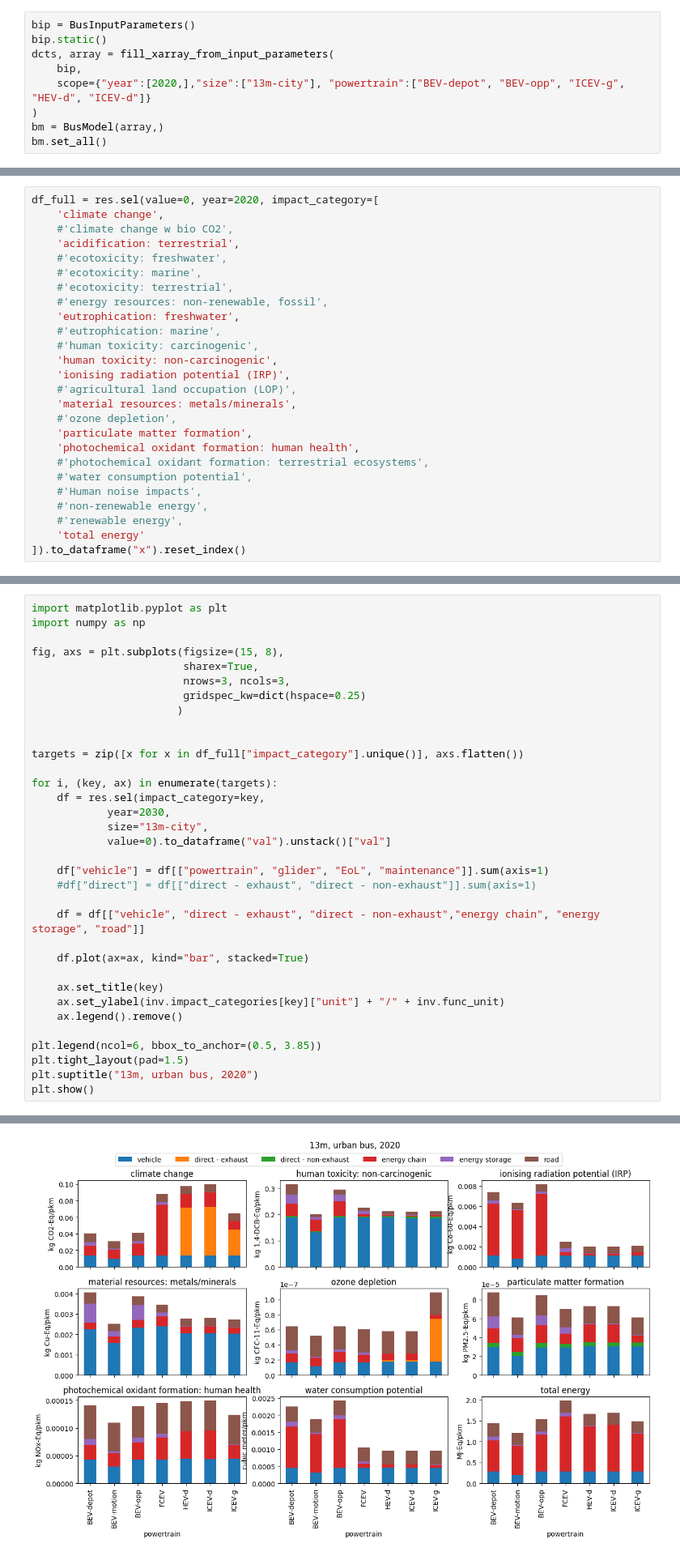
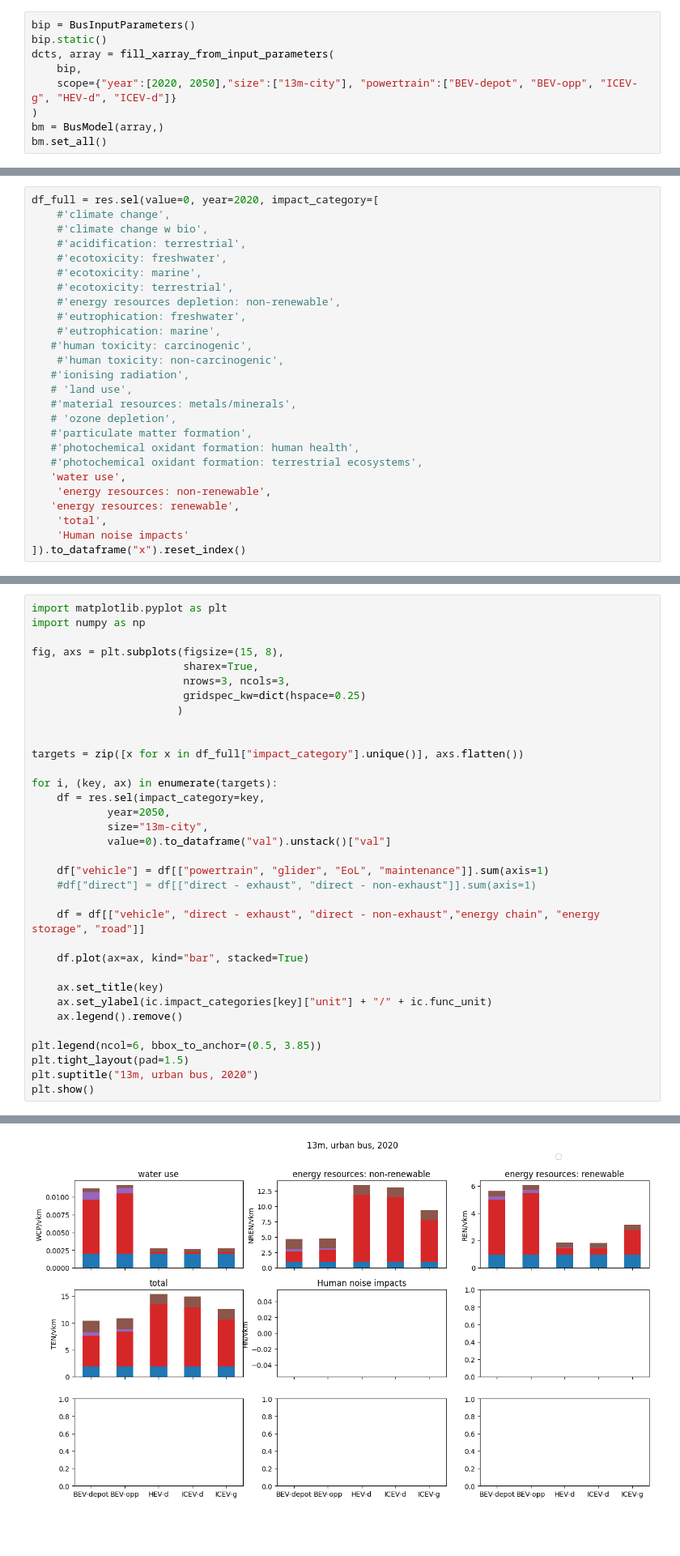
Before and after one commit to romainsacchi/carculator_bus, a Jupyter notebook: dev/test.ipynb, the cells around one changed output, grey strips where cells are left out. Shown at 81% size. Cells and saved outputs as stored; diff of their text form; blank space fills up the shorter version.

```diff
--- a/dev/test.ipynb
+++ b/dev/test.ipynb
@@ -6,7 +6,7 @@ bip = BusInputParameters()
 bip.static()
 dcts, array = fill_xarray_from_input_parameters(
     bip,
-    scope={"year":[2020,],"size":["13m-city"], "powertrain":["BEV-depot", "BEV-opp", "ICEV-g", "HEV-d", "ICEV-d"]}
+    scope={"year":[2020, 2050],"size":["13m-city"], "powertrain":["BEV-depot", "BEV-opp", "ICEV-g", "HEV-d", "ICEV-d"]}
 )
 bm = BusModel(array,)
 bm.set_all()
@@ -143,28 +180,28 @@ Total time elapsed: 00:00:08
 # %%
 df_full = res.sel(value=0, year=2020, impact_category=[
-    'climate change',
-    #'climate change w bio CO2',
-    'acidification: terrestrial',
+    #'climate change',
+    #'climate change w bio',
+    #'acidification: terrestrial',
     #'ecotoxicity: freshwater',
     #'ecotoxicity: marine',
     #'ecotoxicity: terrestrial',
-    #'energy resources: non-renewable, fossil',
-    'eutrophication: freshwater',
+    #'energy resources depletion: non-renewable',
+    #'eutrophication: freshwater',
     #'eutrophication: marine',
-    #'human toxicity: carcinogenic',
-    'human toxicity: non-carcinogenic',
-    'ionising radiation potential (IRP)',
-    #'agricultural land occupation (LOP)',
-    'material resources: metals/minerals',
-    #'ozone depletion',
-    'particulate matter formation',
-    'photochemical oxidant formation: human health',
-    #'photochemical oxidant formation: terrestrial ecosystems',
-    #'water consumption potential',
-    #'Human noise impacts',
-    #'non-renewable energy',
-    #'renewable energy',
-    'total energy'
+   #'human toxicity: carcinogenic',
+    #'human toxicity: non-carcinogenic',
+   #'ionising radiation',
+   # 'land use',
+   #'material resources: metals/minerals',
+   # 'ozone depletion',
+   #'particulate matter formation',
+   #'photochemical oxidant formation: human health',
+   #'photochemical oxidant formation: terrestrial ecosystems',
+   'water use',
+    'energy resources: non-renewable',
+   'energy resources: renewable',
+    'total',
+    'Human noise impacts'
 ]).to_dataframe("x").reset_index()
 # %%
 df_full.head()
@@ -190,7 +290,7 @@ targets = zip([x for x in df_full["impact_category"].unique()], axs.flatten())
 
 for i, (key, ax) in enumerate(targets):
     df = res.sel(impact_category=key,
-            year=2030,
+            year=2050,
             size="13m-city",
             value=0).to_dataframe("val").unstack()["val"]
 
@@ -202,7 +302,7 @@ for i, (key, ax) in enumerate(targets):
     df.plot(ax=ax, kind="bar", stacked=True)
 
     ax.set_title(key)
-    ax.set_ylabel(inv.impact_categories[key]["unit"] + "/" + inv.func_unit)
+    ax.set_ylabel(ic.impact_categories[key]["unit"] + "/" + ic.func_unit)
     ax.legend().remove()
 
 plt.legend(ncol=6, bbox_to_anchor=(0.5, 3.85))
@@ -213,4 +314,4 @@ plt.show()
-[figure, old version]
+[figure, new version]
 # %%
 import matplotlib.pyplot as plt
 import numpy as np
```
Also changed, not shown: parts of 12 cells of this notebook, 6 other files.
